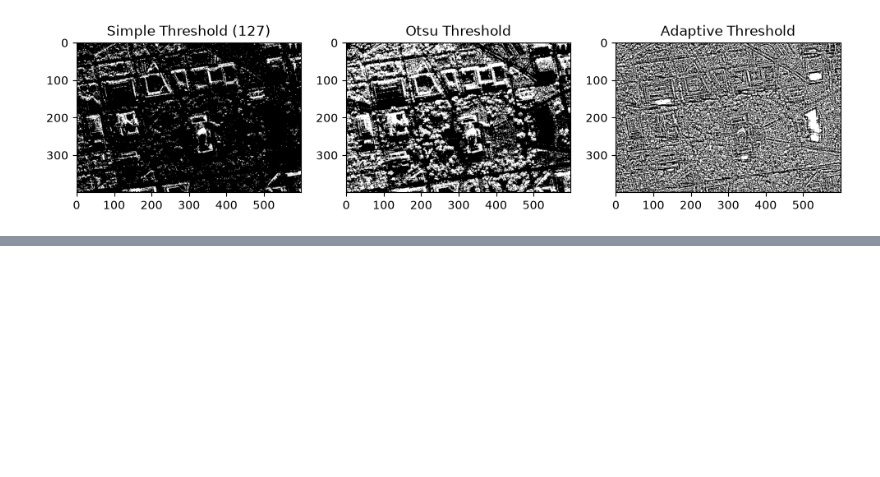
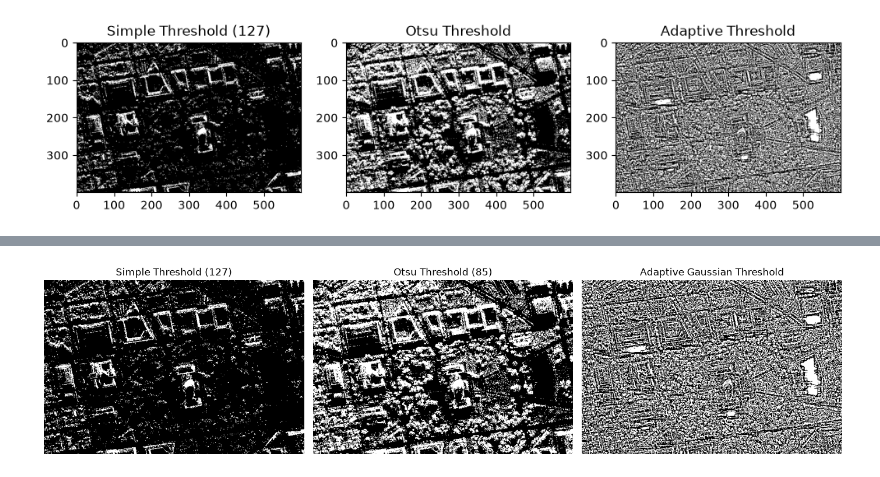
Before and after one commit to sannarat/course-image-processing-2026, a Jupyter notebook: lab1/Task-1.ipynb, the cells around one changed output, grey strips where cells are left out. Drawn from its saved outputs; the diff is of its cells as text; code cells hidden in the pictures; blank space fills up the shorter version.

```diff
--- a/lab1/Task-1.ipynb
+++ b/lab1/Task-1.ipynb
@@ -95,0 +120,14 @@ plt.show()
+# %%
+_, thresh_simple = cv2.threshold(img, 127, 255, cv2.THRESH_BINARY)
+otsu_thresh, thresh_otsu = cv2.threshold(img, 0, 255, cv2.THRESH_BINARY + cv2.THRESH_OTSU)
+thresh_adapt = cv2.adaptiveThreshold(img, 255, cv2.ADAPTIVE_THRESH_GAUSSIAN_C,
+                                     cv2.THRESH_BINARY, 11, 2)
+
+plt.figure(figsize=(14, 4))
+plt.subplot(1, 3, 1); plt.imshow(thresh_simple, cmap='gray'); plt.title('Simple Threshold (127)'); plt.axis('off')
+plt.subplot(1, 3, 2); plt.imshow(thresh_otsu, cmap='gray'); plt.title(f'Otsu Threshold ({int(otsu_thresh)})'); plt.axis('off')
+plt.subplot(1, 3, 3); plt.imshow(thresh_adapt, cmap='gray'); plt.title('Adaptive Gaussian Threshold'); plt.axis('off')
+plt.tight_layout()
+plt.show()
+# %% [output]
+[figure, added]
```
Also changed, not shown: parts of 1 cell of this notebook.
